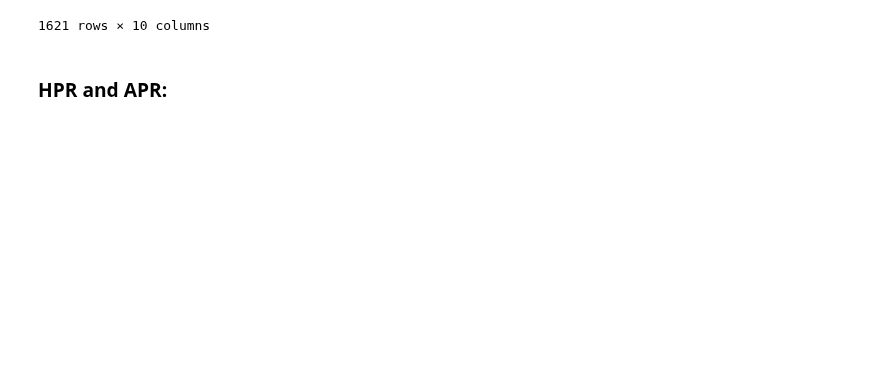
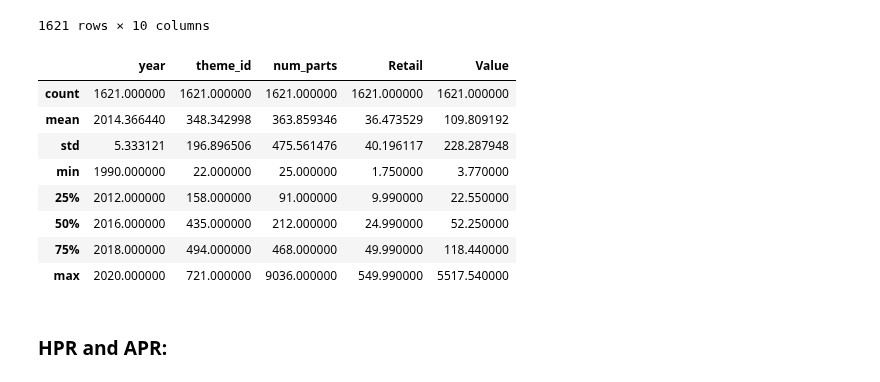
Before and after one commit to dawidgrabarczyk/lego-investment-analysis, a Jupyter notebook: Dataframe_1.ipynb, the cells around one changed output. Saved outputs shown, nothing was run; the diff lists cells and outputs as text; code cells hidden in the pictures; blank space fills up the shorter version.

```diff
--- a/Dataframe_1.ipynb
+++ b/Dataframe_1.ipynb
@@ -194,6 +194,18 @@ df
 | 1619 | 80009-1 | Pigsy's Food Truck | 2020 | 693 | 832 | Monkie Kid | 16.05.2020 | 01.11.2021 | 59.99 | ... |
 | 1620 | 11008-1 | Bricks and Houses | 2020 | 621 | 270 | Classic | 02.01.2020 | 01.01.2023 | 19.99 | ... |
 1621 rows × 10 columns
+# %%
+df.describe()
+# %% [output]
+|  | year | theme_id | num_parts | Retail | Value |
+| count | 1621.000000 | 1621.000000 | 1621.000000 | 1621.000000 | 1621.000000 |
+| mean | 2014.366440 | 348.342998 | 363.859346 | 36.473529 | 109.809192 |
+| std | 5.333121 | 196.896506 | 475.561476 | 40.196117 | 228.287948 |
+| min | 1990.000000 | 22.000000 | 25.000000 | 1.750000 | 3.770000 |
+| 25% | 2012.000000 | 158.000000 | 91.000000 | 9.990000 | 22.550000 |
+| 50% | 2016.000000 | 435.000000 | 212.000000 | 24.990000 | 52.250000 |
+| 75% | 2018.000000 | 494.000000 | 468.000000 | 49.990000 | 118.440000 |
+| max | 2020.000000 | 721.000000 | 9036.000000 | 549.990000 | 5517.540000 |
 # %% [markdown]
 ### HPR and APR:
 # %%
```
Also changed, not shown: parts of 4 cells of this notebook, 12 other files.
